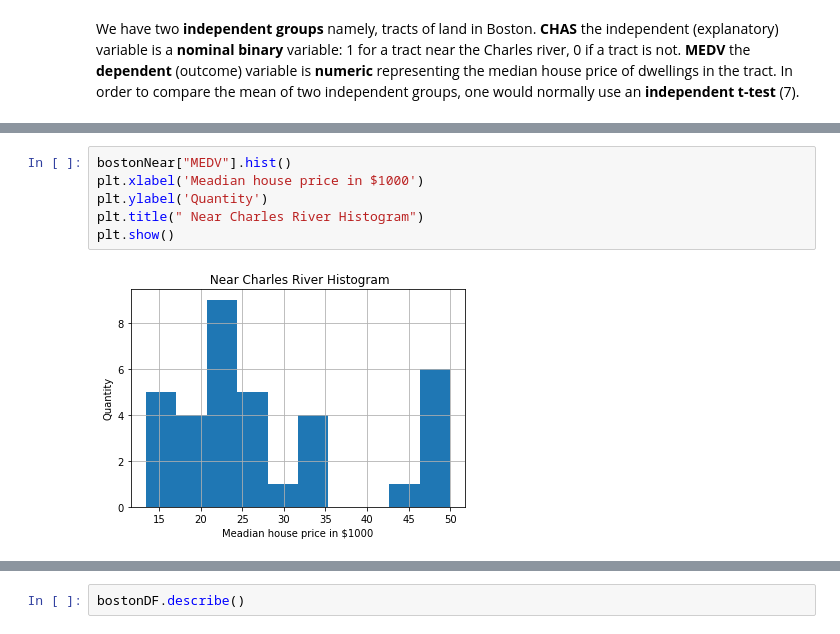
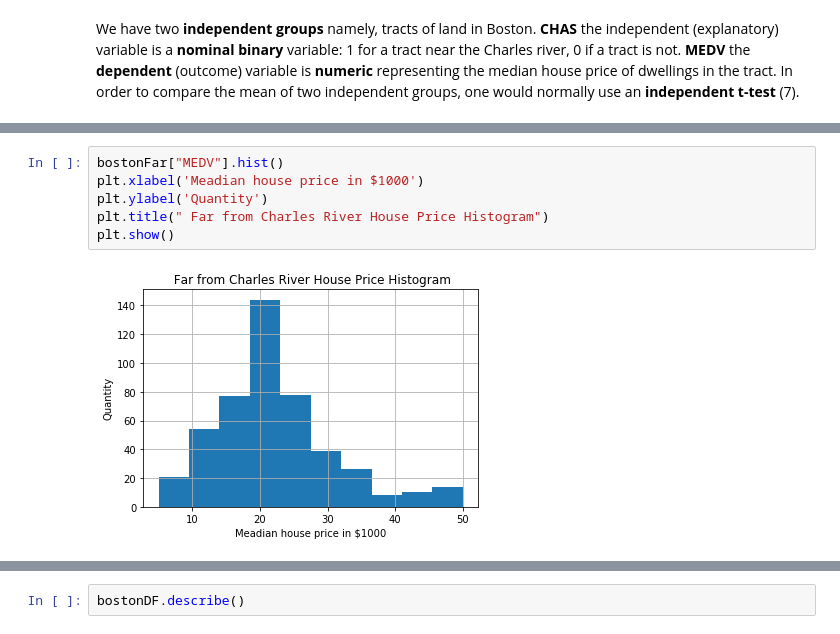
Before and after one commit to dermotkel/machine-learning, a Jupyter notebook: project.ipynb, the cells around one changed output, grey strips where cells are left out. Saved outputs shown, nothing was run; the diff lists cells and outputs as text.

```diff
--- a/project.ipynb
+++ b/project.ipynb
@@ -168,8 +178,8 @@ We have two **independent groups** namely, tracts of land in Boston. **CHAS** th
 # %%
-bostonNear["MEDV"].hist()
+bostonFar["MEDV"].hist()
 plt.xlabel('Meadian house price in $1000')
 plt.ylabel('Quantity')
-plt.title(" Near Charles River Histogram")
+plt.title(" Far from Charles River House Price Histogram")
 plt.show()
 # %% [output]
-[figure, old version]
+[figure, new version]
```
Also changed, not shown: parts of 29 cells of this notebook.
